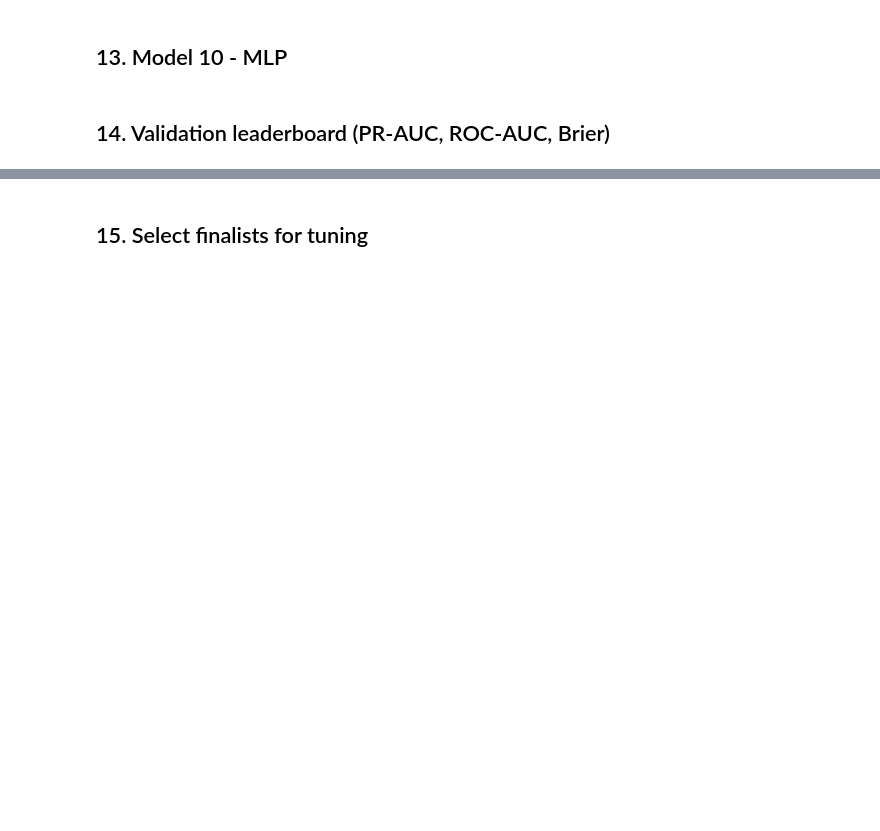
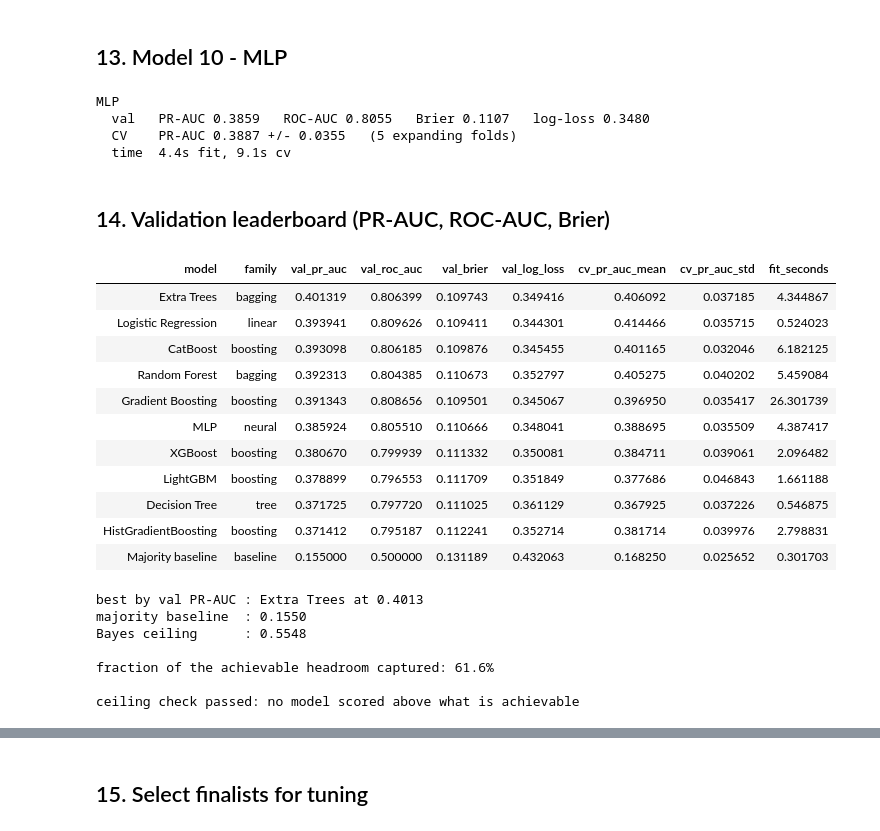
Before and after one commit to lucky07-07/rto-return-risk-scorer, a Jupyter notebook: notebooks/03_model_training.ipynb, the cells around one changed output, grey strips where cells are left out. Drawn from its saved outputs; the diff is of its cells as text; code cells hidden in the pictures; blank space fills up the shorter version.

```diff
--- a/notebooks/03_model_training.ipynb
+++ b/notebooks/03_model_training.ipynb
@@ -10,0 +105,14 @@ Return-Risk Scorer for COD orders (Return-to-Origin prediction).
+# %%
+# The validation Bayes ceiling. `_p_rto_true` is a generator LATENT: it is
+# forbidden as a feature and is never fed to any model. It is read here purely
+# as an oracle reference, so the leaderboard can be read against what is
+# actually achievable rather than against 1.0.
+latents = pd.read_csv(ROOT / "data/interim/latents.csv")
+val_oracle = val[["order_id"]].merge(latents, on="order_id", how="left")["_p_rto_true"]
+
+CEILING = classification_metrics(y_val, val_oracle)
+print("Bayes ceiling on THIS validation split (oracle, not a model):")
+print(f"  PR-AUC  {CEILING['pr_auc']:.4f}")
+print(f"  ROC-AUC {CEILING['roc_auc']:.4f}")
+print(f"  Brier   {CEILING['brier']:.4f}")
+print("\nAny model scoring above these is leaking, not learning.")
@@ -59,2 +324,9 @@ Return-Risk Scorer for COD orders (Return-to-Origin prediction).
+# %%
+_ = run_entry("10_mlp")
+# %% [output]
+MLP
+  val   PR-AUC 0.3859   ROC-AUC 0.8055   Brier 0.1107   log-loss 0.3480
+  CV    PR-AUC 0.3887 +/- 0.0355   (5 expanding folds)
+  time  4.4s fit, 9.1s cv
 # %% [markdown]
 ## 14. Validation leaderboard (PR-AUC, ROC-AUC, Brier)
@@ -62,0 +333,42 @@ Return-Risk Scorer for COD orders (Return-to-Origin prediction).
+# %%
+board = (pd.DataFrame(RESULTS).T
+         .sort_values("val_pr_auc", ascending=False)
+         .reset_index(drop=True))
+show = board[["model", "family", "val_pr_auc", "val_roc_auc", "val_brier",
+              "val_log_loss", "cv_pr_auc_mean", "cv_pr_auc_std", "fit_seconds"]]
+display(show.round(4).style.background_gradient(
+    subset=["val_pr_auc", "val_roc_auc"], cmap="Greens").hide(axis="index"))
+
+best = board.iloc[0]
+dummy = board[board.key == "00_dummy"].iloc[0]
+print(f"\nbest by val PR-AUC : {best.model} at {best.val_pr_auc:.4f}")
+print(f"majority baseline  : {dummy.val_pr_auc:.4f}")
+print(f"Bayes ceiling      : {CEILING['pr_auc']:.4f}")
+print(f"\nfraction of the achievable headroom captured: "
+      f"{(best.val_pr_auc - dummy.val_pr_auc) / (CEILING['pr_auc'] - dummy.val_pr_auc):.1%}")
+
+assert best.val_pr_auc <= CEILING["pr_auc"] + 1e-9, (
+    "a model beat the Bayes ceiling - that is leakage, not skill"
+)
+assert best.val_roc_auc <= CEILING["roc_auc"] + 1e-9
+print("\nceiling check passed: no model scored above what is achievable")
+# %% [output]
+| model | family | val_pr_auc | val_roc_auc | val_brier | val_log_loss | cv_pr_auc_mean | cv_pr_auc_std | fit_seconds |
+| Extra Trees | bagging | 0.401319 | 0.806399 | 0.109743 | 0.349416 | 0.406092 | 0.037185 | 4.344867 |
+| Logistic Regression | linear | 0.393941 | 0.809626 | 0.109411 | 0.344301 | 0.414466 | 0.035715 | 0.524023 |
+| CatBoost | boosting | 0.393098 | 0.806185 | 0.109876 | 0.345455 | 0.401165 | 0.032046 | 6.182125 |
+| Random Forest | bagging | 0.392313 | 0.804385 | 0.110673 | 0.352797 | 0.405275 | 0.040202 | 5.459084 |
+| Gradient Boosting | boosting | 0.391343 | 0.808656 | 0.109501 | 0.345067 | 0.396950 | 0.035417 | 26.301739 |
+| MLP | neural | 0.385924 | 0.805510 | 0.110666 | 0.348041 | 0.388695 | 0.035509 | 4.387417 |
+| XGBoost | boosting | 0.380670 | 0.799939 | 0.111332 | 0.350081 | 0.384711 | 0.039061 | 2.096482 |
+| LightGBM | boosting | 0.378899 | 0.796553 | 0.111709 | 0.351849 | 0.377686 | 0.046843 | 1.661188 |
+| Decision Tree | tree | 0.371725 | 0.797720 | 0.111025 | 0.361129 | 0.367925 | 0.037226 | 0.546875 |
+| HistGradientBoosting | boosting | 0.371412 | 0.795187 | 0.112241 | 0.352714 | 0.381714 | 0.039976 | 2.798831 |
+| Majority baseline | baseline | 0.155000 | 0.500000 | 0.131189 | 0.432063 | 0.168250 | 0.025652 | 0.301703 |
+best by val PR-AUC : Extra Trees at 0.4013
+majority baseline  : 0.1550
+Bayes ceiling      : 0.5548
+
+fraction of the achievable headroom captured: 61.6%
+
+ceiling check passed: no model scored above what is achievable
```
Also changed, not shown: parts of 45 cells of this notebook, 12 other files.
